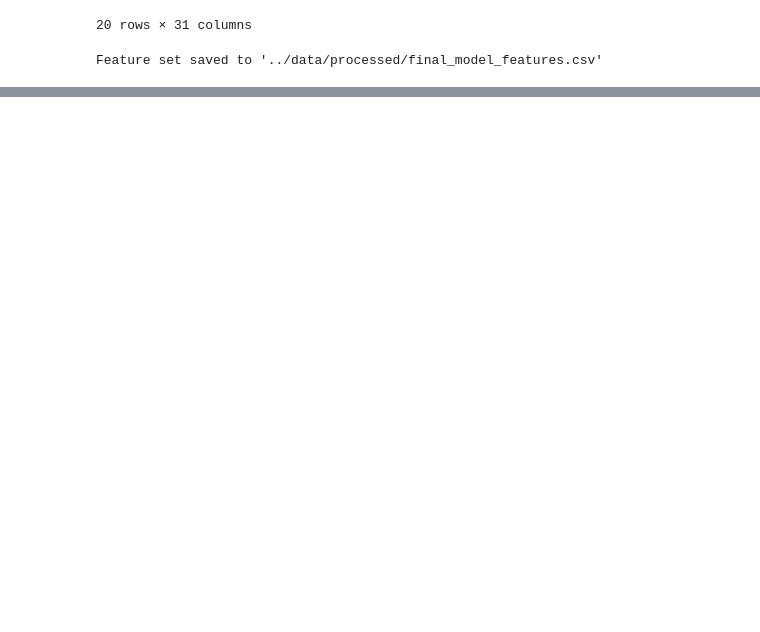
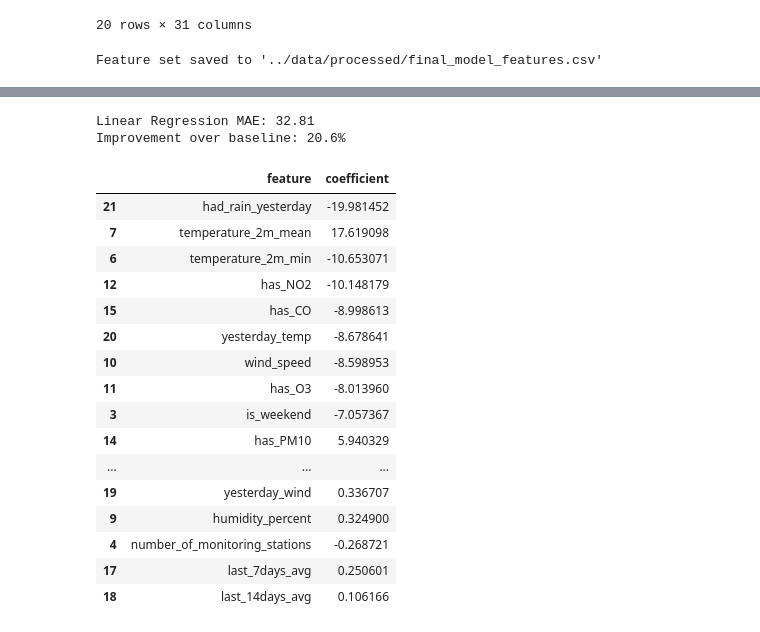
Before and after one commit to Namiiii-sys/Delhi-AQI-Forecast, a Jupyter notebook: notebooks/02_Model-Development.ipynb, the cells around one changed output, grey strips where cells are left out. Cells and saved outputs as stored; diff of their text form; code cells hidden in the pictures; blank space fills up the shorter version.

Commit message:
Linear regression added

```diff
--- a/notebooks/02_Model-Development.ipynb
+++ b/notebooks/02_Model-Development.ipynb
@@ -110,0 +122,8 @@ Feature set saved to '../data/processed/final_model_features.csv'
+# %%
+train_df = df[df['date'] < '2024-01-01']
+test_df  = df[df['date'] >= '2024-01-01']
+
+baseline_pred = test_df['Yesterday_AQI']
+mae = mean_absolute_error(test_df['target_aqi'], baseline_pred)
+
+print(f"Baseline MAE (Using Yesterday's AQI as prediction): {mae:.2f}")
@@ -110,0 +132,11 @@ Feature set saved to '../data/processed/final_model_features.csv'
+# %%
+from sklearn.linear_model import LinearRegression
+
+y_train = train_df['target_aqi']
+y_test  = test_df['target_aqi']
+
+# Removing whats not needed to be learned
+X_train = train_df.drop(columns=['date', 'target_aqi', 'area'])
+X_test  = test_df.drop(columns=['date', 'target_aqi','area'])
+
+print(X_train.dtypes)
@@ -110,0 +161,40 @@ Feature set saved to '../data/processed/final_model_features.csv'
+# %%
+lr = LinearRegression()
+lr.fit( X_train, y_train)
+
+lr_pred = lr.predict(X_test)
+lr_mae = mean_absolute_error(y_test,lr_pred)
+
+print(f"Linear Regression MAE: {lr_mae:.2f}")
+
+
+improvement = ((41.31 - lr_mae) / 41.31) * 100
+print(f"Improvement over baseline: {improvement:.1f}%")
+# %% [output]
+Linear Regression MAE: 32.81
+Improvement over baseline: 20.6%
+# %%
+coef_df = pd.DataFrame({
+    'feature': X_train.columns,
+    'coefficient': lr.coef_
+}).sort_values(by='coefficient', key=abs, ascending=False)
+
+coef_df
+# %% [output]
+|  | feature | coefficient |
+| 21 | had_rain_yesterday | -19.981452 |
+| 7 | temperature_2m_mean | 17.619098 |
+| 6 | temperature_2m_min | -10.653071 |
+| 12 | has_NO2 | -10.148179 |
+| 15 | has_CO | -8.998613 |
+| 20 | yesterday_temp | -8.678641 |
+| 10 | wind_speed | -8.598953 |
+| 11 | has_O3 | -8.013960 |
+| 3 | is_weekend | -7.057367 |
+| 14 | has_PM10 | 5.940329 |
+| ... | ... | ... |
+| 19 | yesterday_wind | 0.336707 |
+| 9 | humidity_percent | 0.324900 |
+| 4 | number_of_monitoring_stations | -0.268721 |
+| 17 | last_7days_avg | 0.250601 |
+| 18 | last_14days_avg | 0.106166 |
```
Also changed, not shown: parts of 5 cells of this notebook.
